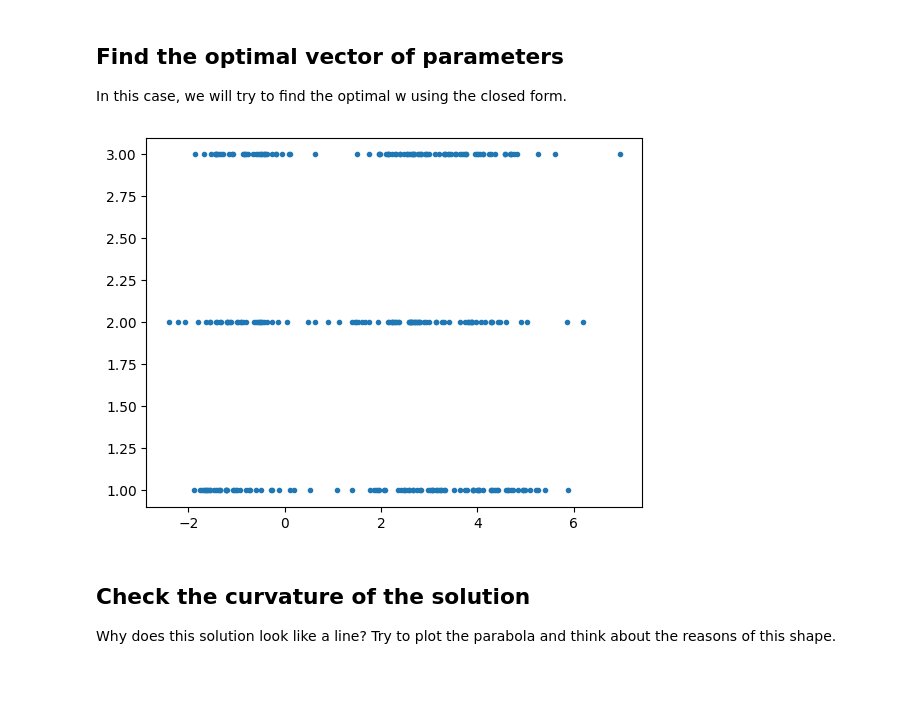
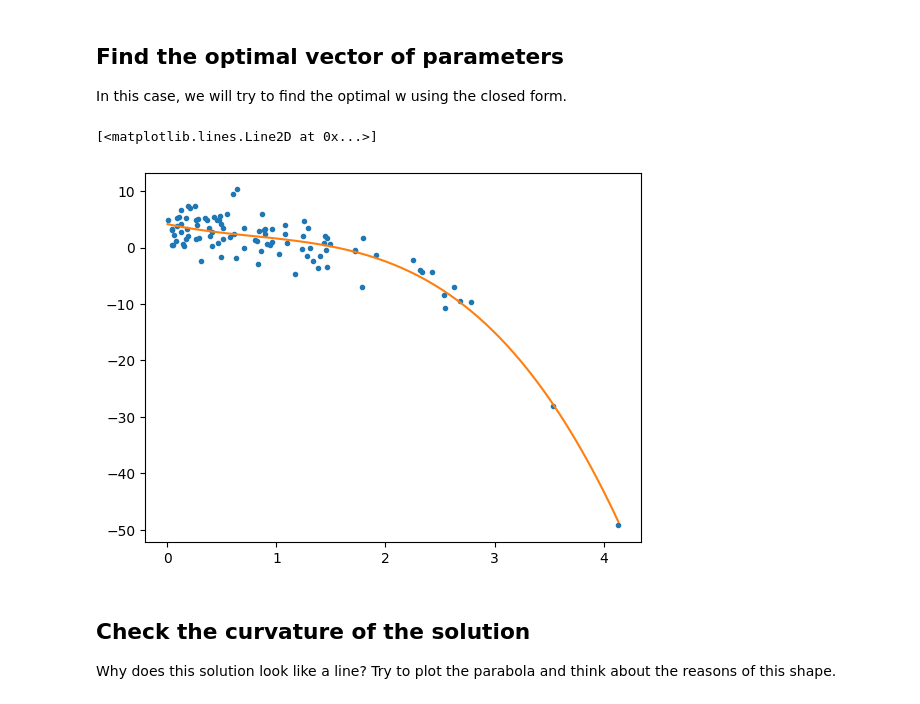
Before and after one commit to imAlessas/machine-learning, a Jupyter notebook: exercises/classification-perceptron.ipynb, the cells around one changed output. Saved outputs shown, nothing was run; the diff lists cells and outputs as text; code cells hidden in the pictures.

```diff
--- a/exercises/classification-perceptron.ipynb
+++ b/exercises/classification-perceptron.ipynb
@@ -176,5 +176,18 @@ plt.plot(range(max_epochs+1), errors_epoch)
 In this exercies, we will reuse the coordinate X1 to create a regression problem. The output Y (the "oracle" target function) is a cubic function aX^3 + bX^2 + cX + d with values a = -1, b = 2, c = -3, d = 4. Moreover, we sum some random noise with a gaussian distribution (mean zero, standard deviation 2.5).
 # %%
 # generate (oracle) quadratic target function
+a = -1
+b = 2
+c = -3
+d = 4
+
+sigma = 2.5
+noise = sigma * np.random.randn(N)
+
+X = np.random.exponential(scale = 1, size = N)
+
+y = (a * X**3) + (b * X**2) + (c * X) + d + noise
+
 
 # plot data
+plt.plot(X, y, '.')
@@ -182,24 +198,43 @@ In this exercies, we will reuse the coordinate X1 to create a regression problem
 ## Create data matrix
 Suppose that your hypohtesis is a quadratic function, generate the data matrix accordingly (remember the X0) and save it into the variable X_reg.
 # %%
+X0 = np.ones(N)
+
 # create (quadratic) data matrix
+Xnew = np.stack((X0, X, X**2, X**3), axis = 1)
 # %% [markdown]
 ## Find the optimal vector of parameters
 In this case, we will try to find the optimal w using the closed form.
 # %%
 # find closed form solution
 # w = (X^T  X)^-1 (X^T y)
+w = np.dot(
+        np.linalg.inv(
+            np.dot(
+                np.transpose(Xnew),
+                Xnew)
+            ),
+
+        np.dot(
+            np.transpose(Xnew),
+            y
+        )
+    )
 
 # plot points
-plt.plot(X[:, 1], y, '.')
+# plt.plot(X[:, 1], y, '.')
+plt.plot(X, y, '.')
 
 # generate grid of points
-x_grid = np.linspace(np.min(X[:, 1]), np.max(X[:, 1]), 100)
+# x_grid = np.linspace(np.min(X[:, 1]), np.max(X[:, 1]), 100)
+x_grid = np.linspace(np.min(X), np.max(X), 100)
 
 # plot line
 # plt.plot(x_grid, w[0] + x_grid * w[1] + x_grid**2 * w[2] + x_grid**3 * w[3] + x_grid**4 * w[4])
+plt.plot(x_grid, w[0] + x_grid * w[1] + x_grid**2 * w[2] + x_grid**3 * w[3])
 # %% [output]
+[<matplotlib.lines.Line2D at 0x...>]
-[figure, old version]
+[figure, new version]
 # %% [markdown]
 ## Check the curvature of the solution
 
```
Also changed, not shown: parts of 2 cells of this notebook.
